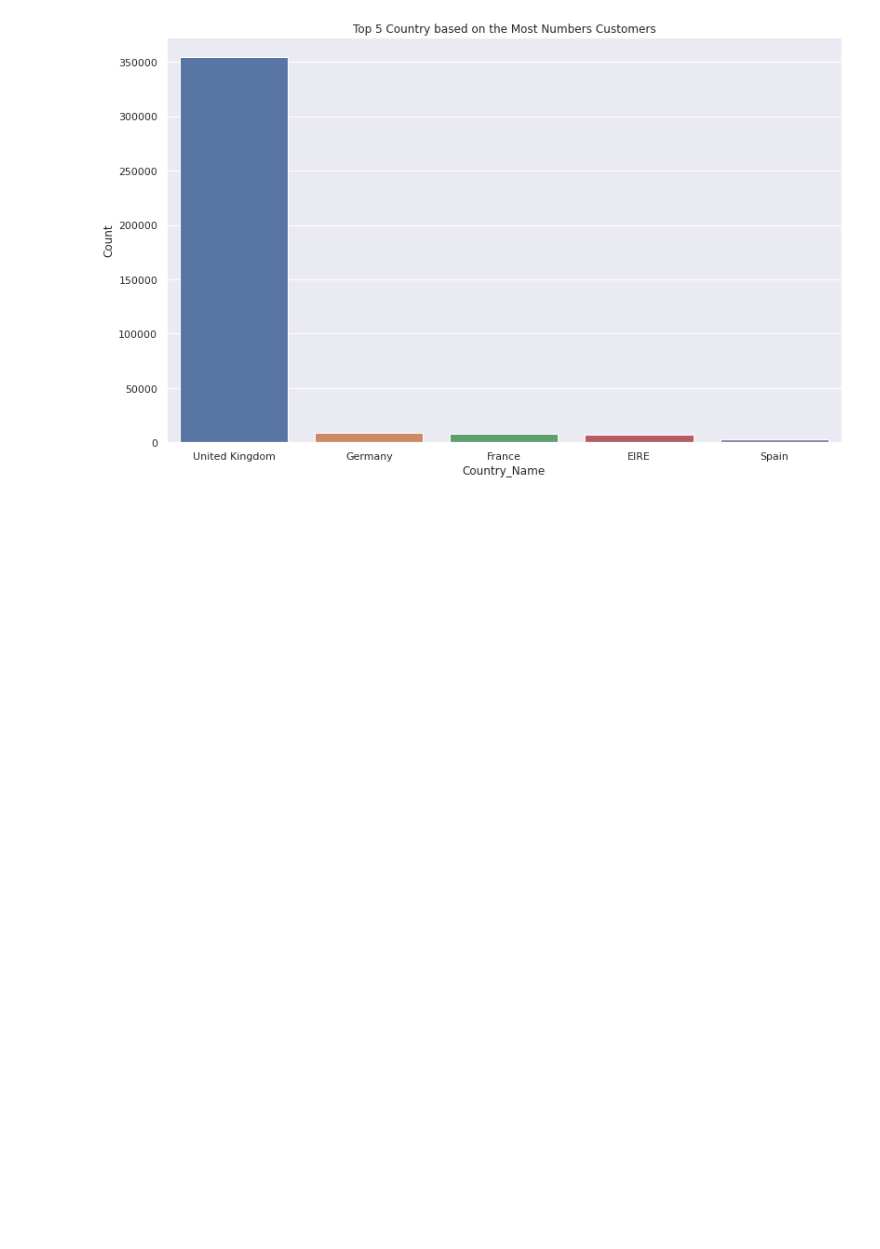
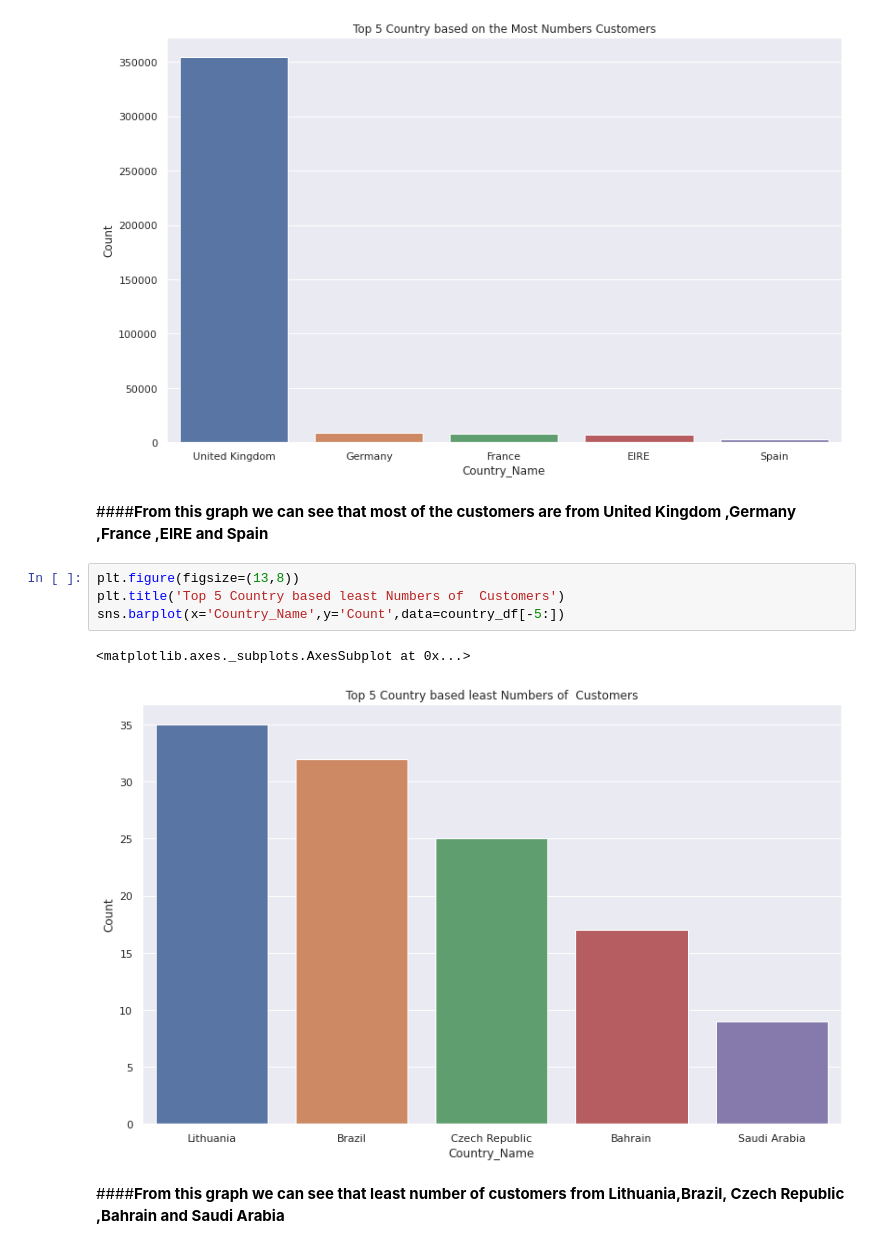
Before and after one commit to Asohail115/Online-Retail-Customer-Segmentation, a Jupyter notebook: Customer_Segmentation.ipynb, the cells around one changed output. Drawn from its saved outputs; the diff is of its cells as text; blank space fills up the shorter version.

```diff
--- a/Customer_Segmentation.ipynb
+++ b/Customer_Segmentation.ipynb
@@ -282,3 +282,14 @@ sns.barplot(x='Country_Name',y='Count',data=country_df[:5])
 # %% [output]
 <matplotlib.axes._subplots.AxesSubplot at 0x...>
 [figure]
+# %% [markdown]
+####**From this graph we can see that most of the customers are from United Kingdom ,Germany ,France ,EIRE and Spain**
+# %%
+plt.figure(figsize=(13,8))
+plt.title('Top 5 Country based least Numbers of  Customers')
+sns.barplot(x='Country_Name',y='Count',data=country_df[-5:])
+# %% [output]
+<matplotlib.axes._subplots.AxesSubplot at 0x...>
+[figure, added]
+# %% [markdown]
+####**From this graph we can see that least number of customers from Lithuania,Brazil, Czech Republic ,Bahrain and Saudi Arabia**
```
Also changed, not shown: parts of 65 cells of this notebook.
